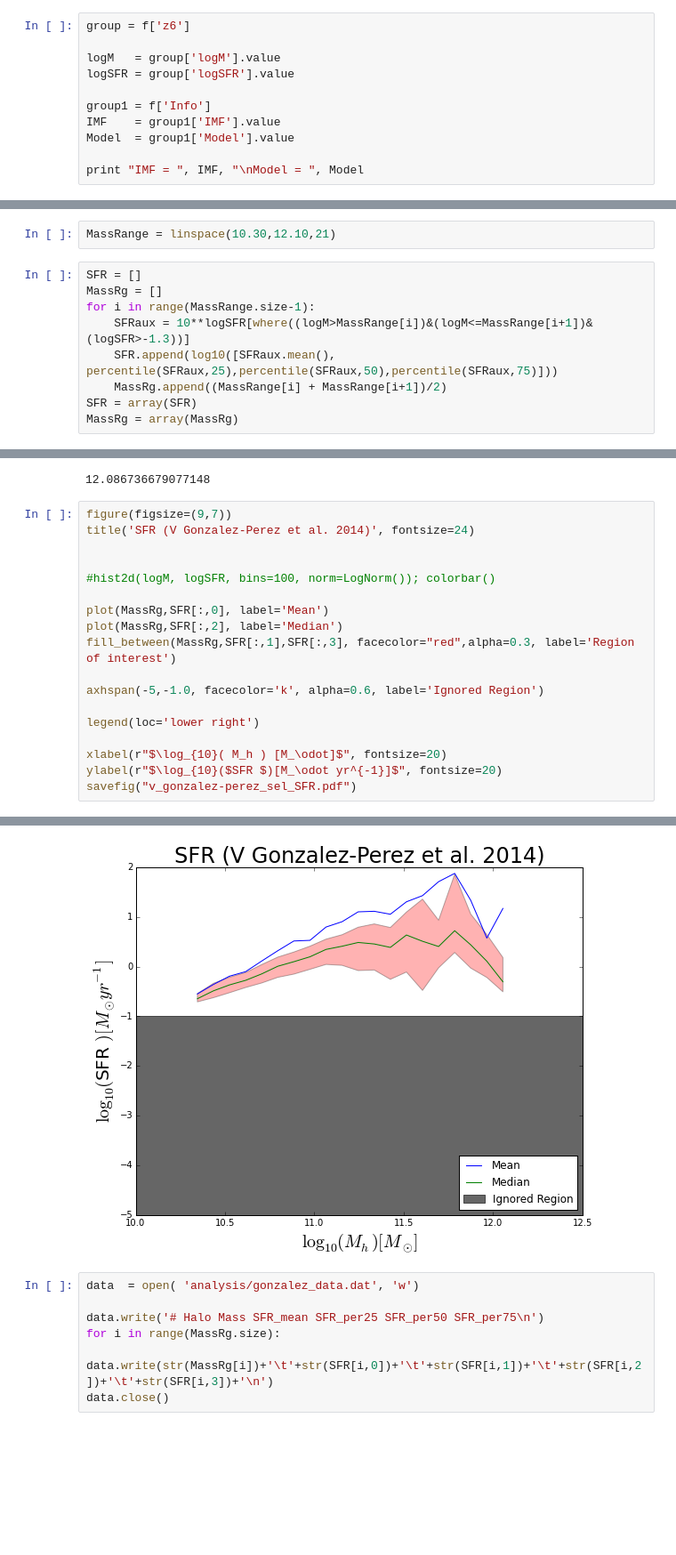
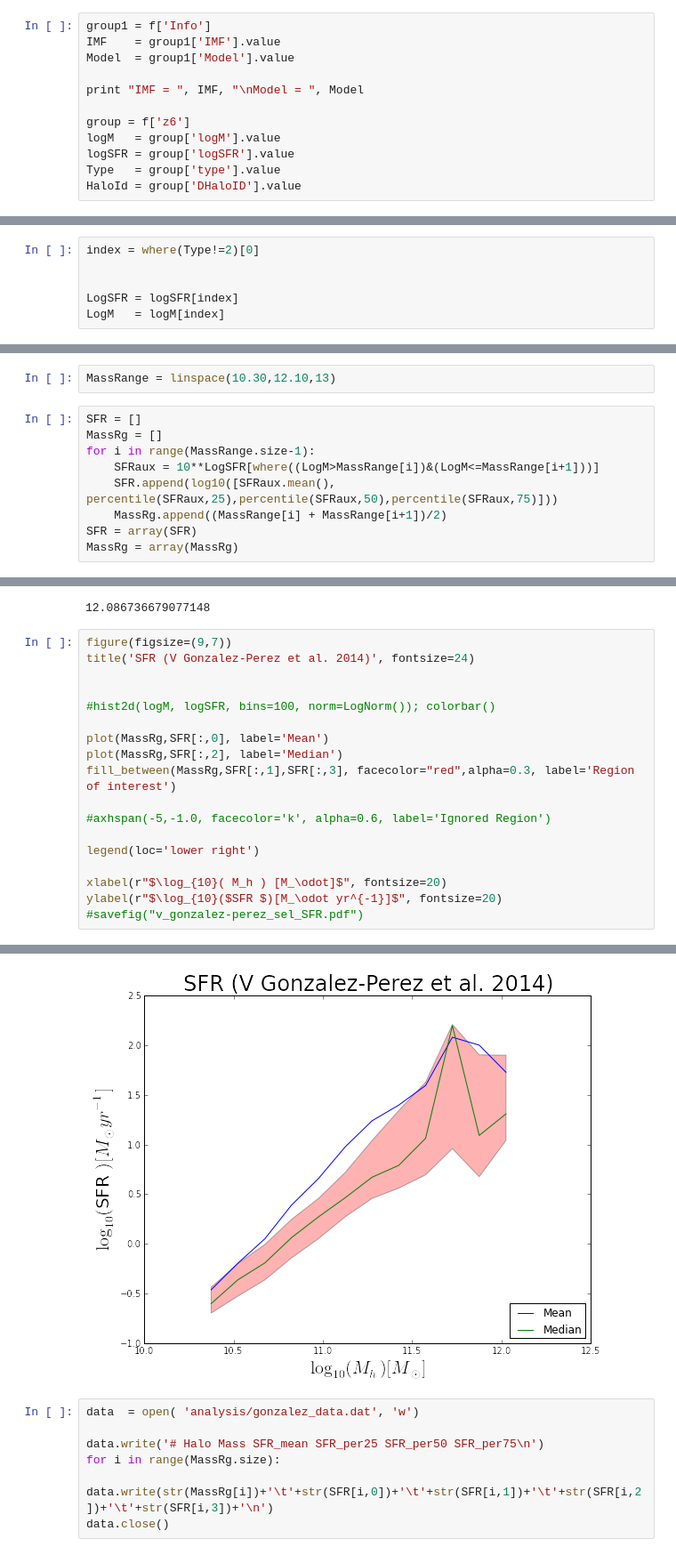
Before and after one commit to flgomezc/sfr-dmhm, a Jupyter notebook: program/V-Gonzalez data.ipynb, the cells around one changed output, grey strips where cells are left out. Shown at 89% size. Drawn from its saved outputs; the diff is of its cells as text; blank space fills up the shorter version.

```diff
--- a/program/V-Gonzalez data.ipynb
+++ b/program/V-Gonzalez data.ipynb
@@ -23,16 +25,17 @@ z6/logSFR
 z6/logSM
 z6/type
 # %%
-group = f['z6']
-
-logM   = group['logM'].value
-logSFR = group['logSFR'].value
-
 group1 = f['Info']
 IMF    = group1['IMF'].value
 Model  = group1['Model'].value
 
 print "IMF = ", IMF, "\nModel = ", Model
+
+group = f['z6']
+logM   = group['logM'].value
+logSFR = group['logSFR'].value
+Type   = group['type'].value
+HaloId = group['DHaloID'].value
 # %% [output]
 IMF =  Kennicutt
 Model =  V. Gonzalez-Perez et al. 2014 (http://arxiv.org/abs/1309.7057)
@@ -39,3 +50,9 @@ Model =  V. Gonzalez-Perez et al. 2014 (http://arxiv.org/abs/1309.7057)
+# %%
+index = where(Type!=2)[0]
+
+
+LogSFR = logSFR[index]
+LogM   = logM[index]
 # %%
 figure(figsize=(9,7))
 title('SFR by V. Gonzalez-Perez et al. (2014)', fontsize=24)
@@ -48,10 +65,10 @@ savefig("v_gonzalez-perez_raw_SFR.pdf")
 # %%
-MassRange = linspace(10.30,12.10,21)
+MassRange = linspace(10.30,12.10,13)
 # %%
 SFR = []
 MassRg = []
 for i in range(MassRange.size-1):
-    SFRaux = 10**logSFR[where((logM>MassRange[i])&(logM<=MassRange[i+1])&(logSFR>-1.3))]
+    SFRaux = 10**LogSFR[where((LogM>MassRange[i])&(LogM<=MassRange[i+1]))]
     SFR.append(log10([SFRaux.mean(), percentile(SFRaux,25),percentile(SFRaux,50),percentile(SFRaux,75)]))
     MassRg.append((MassRange[i] + MassRange[i+1])/2)
 SFR = array(SFR)
@@ -91,11 +108,11 @@ plot(MassRg,SFR[:,0], label='Mean')
 plot(MassRg,SFR[:,2], label='Median')
 fill_between(MassRg,SFR[:,1],SFR[:,3], facecolor="red",alpha=0.3, label='Region of interest')
 
-axhspan(-5,-1.0, facecolor='k', alpha=0.6, label='Ignored Region')
+#axhspan(-5,-1.0, facecolor='k', alpha=0.6, label='Ignored Region')
 
 legend(loc='lower right')
 
 xlabel(r"$\log_{10}( M_h ) [M_\odot]$", fontsize=20)
 ylabel(r"$\log_{10}($SFR $)[M_\odot yr^{-1}]$", fontsize=20)
-savefig("v_gonzalez-perez_sel_SFR.pdf")
+#savefig("v_gonzalez-perez_sel_SFR.pdf")
 # %% [output]
@@ -102,4 +120,4 @@ savefig("v_gonzalez-perez_sel_SFR.pdf")
-[figure, old version]
+[figure, new version]
 # %%
 data  = open( 'analysis/gonzalez_data.dat', 'w')
 
```
Also changed, not shown: parts of 7 cells of this notebook.
